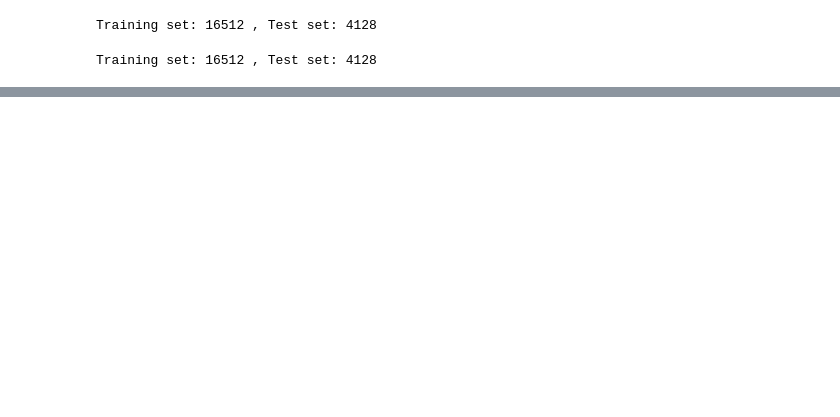
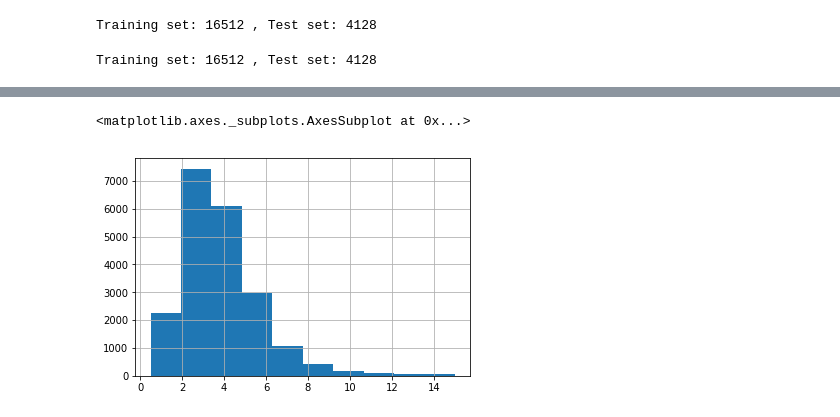
Before and after one commit to tomyet/housing_ml, a Jupyter notebook: Housing.ipynb, the cells around one changed output, grey strips where cells are left out. Drawn from its saved outputs; the diff is of its cells as text; code cells hidden in the pictures; blank space fills up the shorter version.

```diff
--- a/Housing.ipynb
+++ b/Housing.ipynb
@@ -116,0 +105,10 @@ memory usage: 354.8+ KB
+# %%
+# Stratified Sampling (if your dataset is not too large, just doing random sampling could introduce sample bias)
+# Goal here is to get proportional number of instances per stratum (e.g. median income bucket) that
+# is representative of the population
+
+# Median income a key factor - good candidate for stratifying on this var
+housing["median_income"].hist()
+# %% [output]
+<matplotlib.axes._subplots.AxesSubplot at 0x...>
+[figure, added]
```
Also changed, not shown: parts of 49 cells of this notebook.
